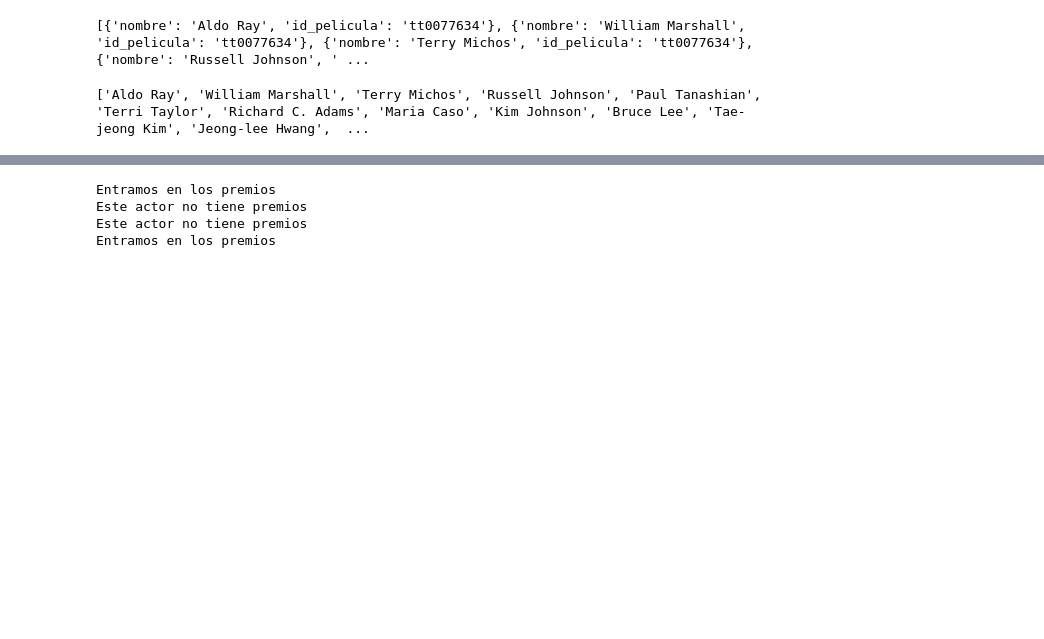
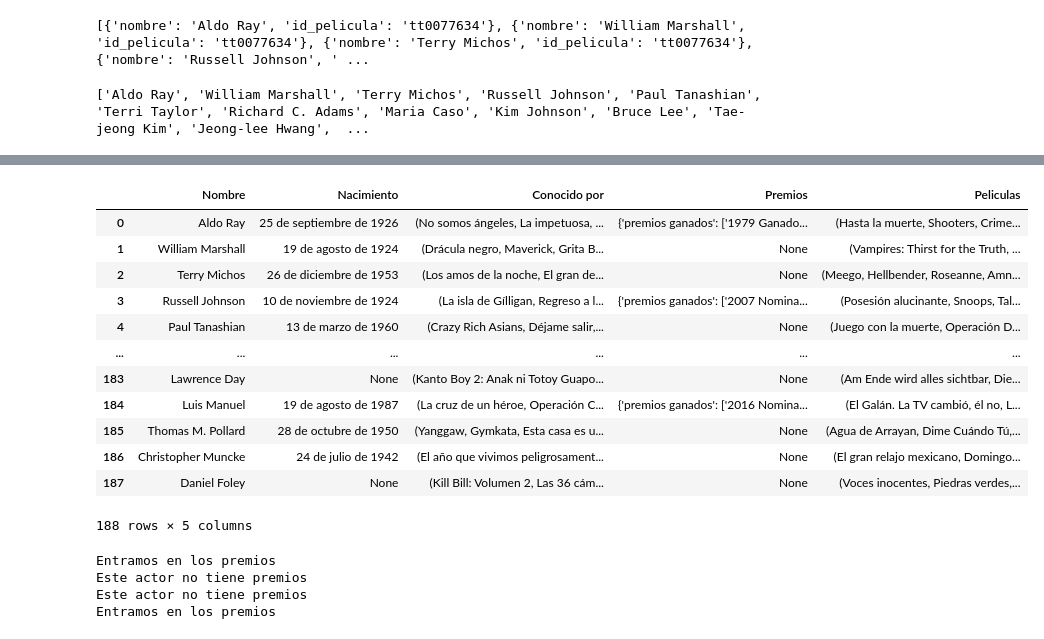
Before and after one commit to Adalab/proyecto-da-promo-b-modulo-2-team-2, a Jupyter notebook: FASE_ELENCO_3/action_elenco.ipynb, the cells around one changed output, grey strips where cells are left out. Drawn from its saved outputs; the diff is of its cells as text; code cells hidden in the pictures; blank space fills up the shorter version.

Commit message:
action elenco

```diff
--- a/FASE_ELENCO_3/action_elenco.ipynb
+++ b/FASE_ELENCO_3/action_elenco.ipynb
@@ -91,0 +214,2 @@ print(list_all_actors)
+# %%
+action_elenco = list(tuple(zip(list_all_actors,nacimiento,conocido,premios_actor, pelis)))
@@ -91,0 +236,18 @@ print(list_all_actors)
+# %%
+df_action_elenco = pd.DataFrame(action_elenco, columns= ['Nombre', 'Nacimiento', 'Conocido por', 'Premios','Peliculas'])
+# %%
+df_action_elenco
+# %% [output]
+|  | Nombre | Nacimiento | Conocido por | Premios | Peliculas |
+| 0 | Aldo Ray | 25 de septiembre de 1926 | (No somos ángeles, La impetuosa, ... | {'premios ganados': ['1979 Ganado... | (Hasta la muerte, Shooters, Crime... |
+| 1 | William Marshall | 19 de agosto de 1924 | (Drácula negro, Maverick, Grita B... | None | (Vampires: Thirst for the Truth, ... |
+| 2 | Terry Michos | 26 de diciembre de 1953 | (Los amos de la noche, El gran de... | None | (Meego, Hellbender, Roseanne, Amn... |
+| 3 | Russell Johnson | 10 de noviembre de 1924 | (La isla de Gílligan, Regreso a l... | {'premios ganados': ['2007 Nomina... | (Posesión alucinante, Snoops, Tal... |
+| 4 | Paul Tanashian | 13 de marzo de 1960 | (Crazy Rich Asians, Déjame salir,... | None | (Juego con la muerte, Operación D... |
+| ... | ... | ... | ... | ... | ... |
+| 183 | Lawrence Day | None | (Kanto Boy 2: Anak ni Totoy Guapo... | None | (Am Ende wird alles sichtbar, Die... |
+| 184 | Luis Manuel | 19 de agosto de 1987 | (La cruz de un héroe, Operación C... | {'premios ganados': ['2016 Nomina... | (El Galán. La TV cambió, él no, L... |
+| 185 | Thomas M. Pollard | 28 de octubre de 1950 | (Yanggaw, Gymkata, Esta casa es u... | None | (Agua de Arrayan, Dime Cuándo Tú,... |
+| 186 | Christopher Muncke | 24 de julio de 1942 | (El año que vivimos peligrosament... | None | (El gran relajo mexicano, Domingo... |
+| 187 | Daniel Foley | None | (Kill Bill: Volumen 2, Las 36 cám... | None | (Voces inocentes, Piedras verdes,... |
+188 rows × 5 columns
```
Also changed, not shown: parts of 6 cells of this notebook, 2 other files.
